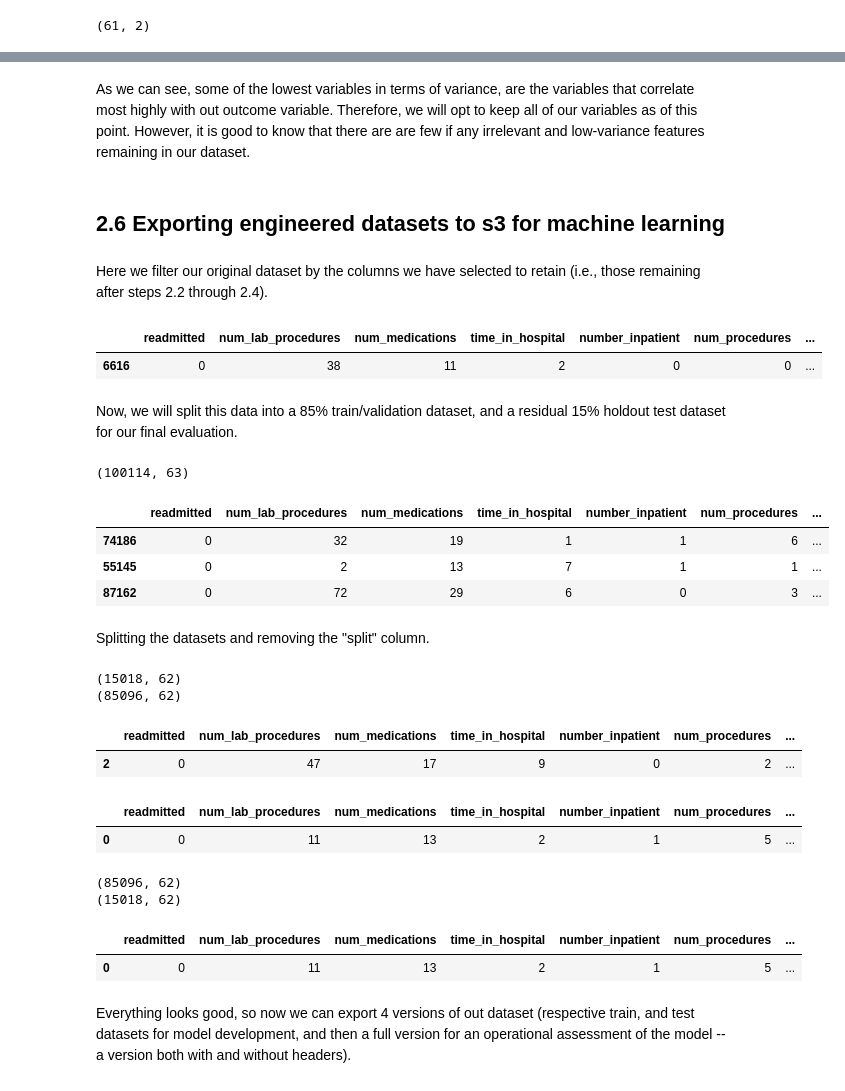
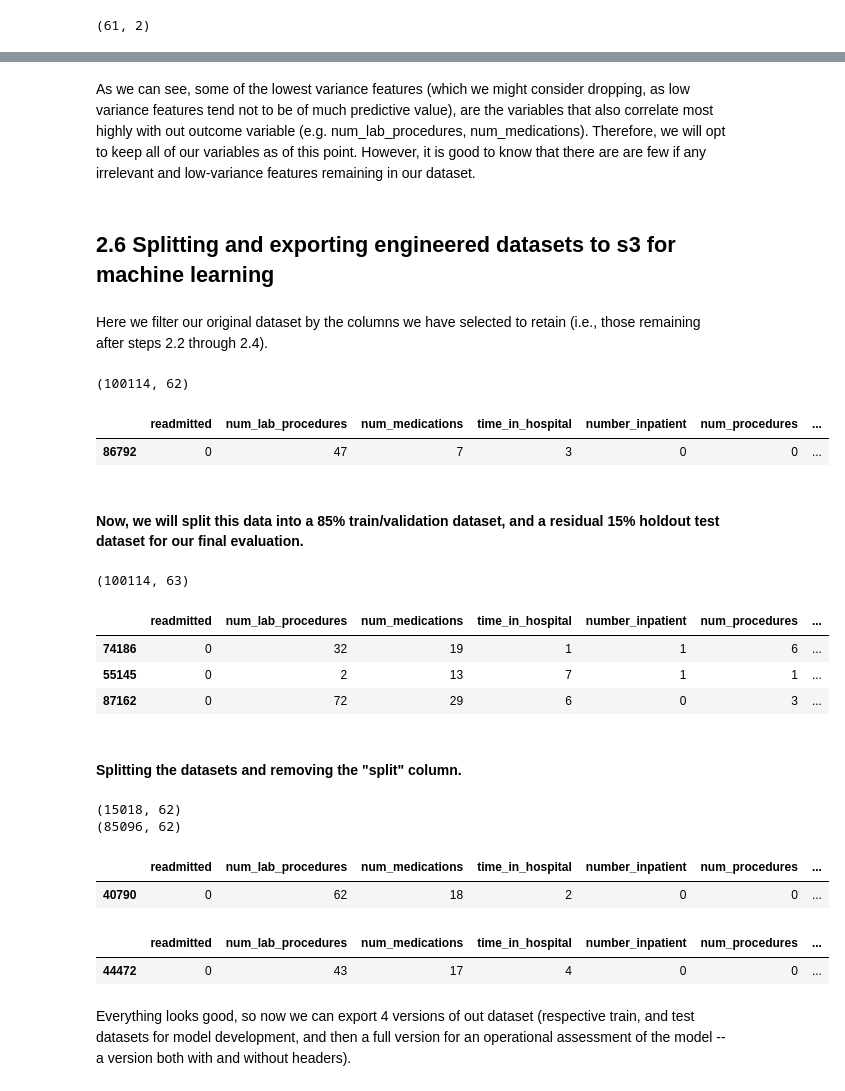
Before and after one commit to timfwater/Waterman_Projects, a Jupyter notebook: 2. Feature_Selection.ipynb, the cells around one changed output, grey strips where cells are left out. Saved outputs shown, nothing was run; the diff lists cells and outputs as text; code cells hidden in the pictures.

```diff
--- a/2. Feature_Selection.ipynb
+++ b/2. Feature_Selection.ipynb
@@ -89,7 +91,7 @@ def CSV_Reader(bucket, subfolder, source_file_name):
 #### Reading in the data from S3
 # %%
 bucket = 'diabetes-directory'
-cleaned_diabetes = 'cleaned_diabetes'
+cleaned_diabetes = 'diabetes_processed_data'
 input_file_name = 'prepared_diabetes.csv'
-
-diabetes = CSV_Reader(bucket, cleaned_diabetes, input_file_name)
+reduced_dimensions_diabetes_train = 'reduced_dimensions_diabetes_train.csv'
+reduced_dimensions_diabetes_test = 'reduced_dimensions_diabetes_test.csv'
@@ -288,8 +351,8 @@ This AIC recommends dropping some variables that have a relatively high correlat
 # %%
-AIC_reduced = FI_dataset.drop(['diag_1_blooddis', 'admission_source_id_6', 'diag_1_metabolic', 'admission_type_id_5', 'diag_2_musculoskeletal'], axis=1)
+AIC_BIC_reduced = FI_dataset.drop(['diag_1_blooddis', 'admission_source_id_6', 'diag_1_metabolic', 'admission_type_id_5', 'diag_2_musculoskeletal'], axis=1)
 
-print(AIC_reduced.shape)
-AIC_reduced.sample(3)
+print(AIC_BIC_reduced.shape)
+AIC_BIC_reduced.sample(3)
 # %% [output]
 (100114, 61)
 |  | num_lab_procedures | num_medications | time_in_hospital | number_inpatient | num_procedures | ... |
@@ -310,7 +373,7 @@ Fitting our PCA
 # %%
 # Perform PCA considering the target variable
-pca = PCA(n_components=AIC_reduced.shape[1])  # Use all features initially
-pca.fit_transform(AIC_reduced)
+pca = PCA(n_components=AIC_BIC_reduced.shape[1])  # Use all features initially
+pca.fit_transform(AIC_BIC_reduced)
 # %% [output]
 array([[-3.21357661e+01,  1.33532645e+00, -1.02267207e+00, ...,
         -3.25866086e-02,  3.63990402e-02, -2.66300792e-03],
@@ -367,20 +430,21 @@ pca_sorted_df
 | 1 | num_medications | 1.522222 |
 | 0 | num_lab_procedures | 1.202216 |
 # %% [markdown]
-As we can see, some of the lowest variables in terms of variance, are the variables that correlate most highly with out outcome variable. Therefore, we will opt to keep all of our variables as of this point. However, it is good to know that there are are few if any irrelevant and low-variance features remaining in our dataset.
+As we can see, some of the lowest variance features (which we might consider dropping, as low variance features tend not to be of much predictive value), are the variables that also correlate most highly with out outcome variable (e.g. num_lab_procedures, num_medications). Therefore, we will opt to keep all of our variables as of this point. However, it is good to know that there are are few if any irrelevant and low-variance features remaining in our dataset.
 # %% [markdown]
-## 2.6 Exporting engineered datasets to s3 for machine learning
+## 2.6 Splitting and exporting engineered datasets to s3 for machine learning
 # %% [markdown]
 Here we filter our original dataset by the columns we have selected to retain (i.e., those remaining after steps 2.2 through 2.4).
 # %%
-reduced_dataset = pd.concat([diabetes['readmitted'], AIC_reduced], axis=1)
-
+reduced_dataset = pd.concat([diabetes['readmitted'], AIC_BIC_reduced], axis=1)
+print(reduced_dataset.shape)
 reduced_dataset.sample()
 # %% [output]
+(100114, 62)
 |  | readmitted | num_lab_procedures | num_medications | time_in_hospital | number_inpatient | num_procedures | ... |
-| 6616 | 0 | 38 | 11 | 2 | 0 | 0 | ... |
+| 86792 | 0 | 47 | 7 | 3 | 0 | 0 | ... |
 # %% [markdown]
-Now, we will split this data into a 85% train/validation dataset, and a residual 15% holdout test dataset for our final evaluation.
+#### Now, we will split this data into a 85% train/validation dataset, and a residual 15% holdout test dataset for our final evaluation.
 # %%
 # Set a seed for reproducibility
 np.random.seed(42)
@@ -404,7 +468,7 @@ reduced_dataset.sample(3)
 | 55145 | 0 | 2 | 13 | 7 | 1 | 1 | ... |
 | 87162 | 0 | 72 | 29 | 6 | 0 | 3 | ... |
 # %% [markdown]
-Splitting the datasets and removing the "split" column.
+#### Splitting the datasets and removing the "split" column.
 # %%
 reduced_dataset_train = reduced_dataset.loc[reduced_dataset['split'] == "train",].drop(["split"], axis=1)
 reduced_dataset_test = reduced_dataset.loc[reduced_dataset['split'] == "test",].drop(["split"], axis=1)
@@ -419,24 +481,13 @@ reduced_dataset = reduced_dataset.drop(['split'], axis=1)
-# %%
-reduced_dataset_test.head(1)
-# %% [output]
-|  | readmitted | num_lab_procedures | num_medications | time_in_hospital | number_inpatient | num_procedures | ... |
-| 2 | 0 | 47 | 17 | 9 | 0 | 2 | ... |
 # %%
-reduced_dataset_train.head(1)
+reduced_dataset_train.sample()
 # %% [output]
 |  | readmitted | num_lab_procedures | num_medications | time_in_hospital | number_inpatient | num_procedures | ... |
-| 0 | 0 | 11 | 13 | 2 | 1 | 5 | ... |
+| 40790 | 0 | 62 | 18 | 2 | 0 | 0 | ... |
-# %%
-print(reduced_dataset_train.shape)
-print(reduced_dataset_test.shape)
-# %% [output]
-(85096, 62)
-(15018, 62)
-# %%
-reduced_dataset.head(1)
-# %% [output]
-|  | readmitted | num_lab_procedures | num_medications | time_in_hospital | number_inpatient | num_procedures | ... |
-| 0 | 0 | 11 | 13 | 2 | 1 | 5 | ... |
+# %%
+reduced_dataset_test.sample()
+# %% [output]
+|  | readmitted | num_lab_procedures | num_medications | time_in_hospital | number_inpatient | num_procedures | ... |
+| 44472 | 0 | 43 | 17 | 4 | 0 | 0 | ... |
 # %% [markdown]
 Everything looks good, so now we can export 4 versions of out dataset (respective train, and test datasets for model development, and then a full version for an operational assessment of the model -- a version both with and without headers).
 # %%
```
Also changed, not shown: parts of 37 cells of this notebook, 3 other files.
